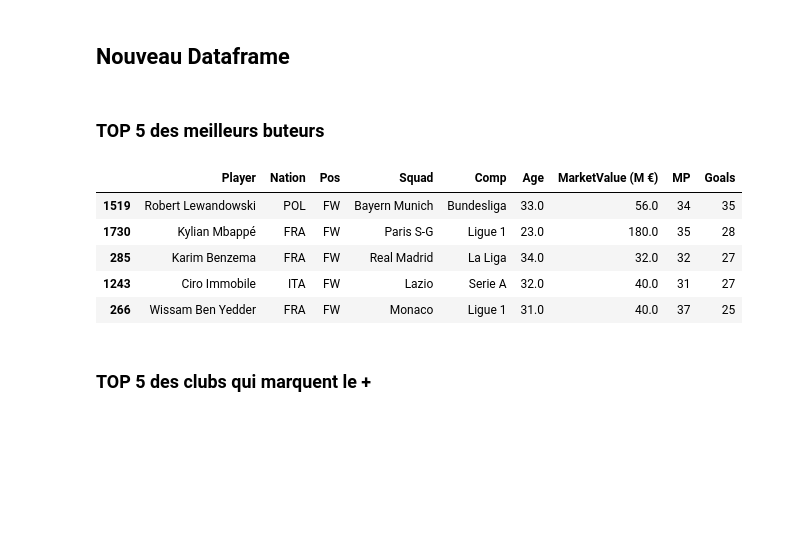
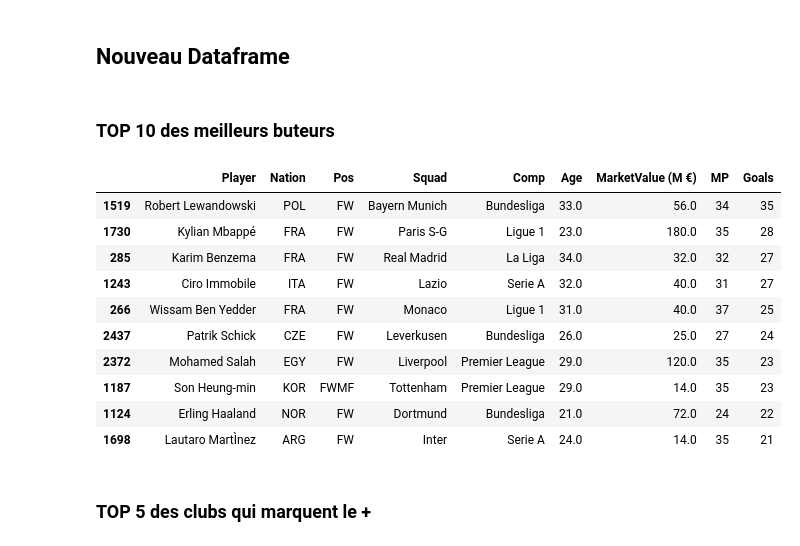
Before and after one commit to PuchToTalk/Football_WorldCup_Recommendation, a Jupyter notebook: Football_player_mv.ipynb, the cells around one changed output. Drawn from its saved outputs; the diff is of its cells as text; code cells hidden in the pictures; blank space fills up the shorter version.

```diff
--- a/Football_player_mv.ipynb
+++ b/Football_player_mv.ipynb
@@ -109,7 +109,7 @@ merged_df
 2937 rows × 145 columns
 # %%
 median_value = merged_df['market_int'].median()
-merged_df['market_int'] = merged_df['market_int'].fillna(round(median_value,2))
+merged_df['market_int'] = merged_df['market_int'].fillna(round(median_value/2,2))
 merged_df
 # %% [output]
 |  | Rk | Player | Nation | Pos | Squad | Comp | Age | Born | MP | Starts | ... | ... |
@@ -163,18 +163,21 @@ df_football_stats['AerWon'] = ((merged_df['AerWon'] * merged_df['Min']) / 90).ro
 df_football_stats['AerLost'] = ((merged_df['AerLost'] * merged_df['Min']) / 90).round(0).astype(int)
 df_football_stats['AerWon%'] = ((merged_df['AerWon'] / (merged_df['AerWon'] + merged_df['AerLost'])) * 100).round(2)
 # %% [markdown]
-### TOP 5 des meilleurs buteurs
+### TOP 10 des meilleurs buteurs
 # %%
-(df_football_stats[(df_football_stats.MP >= 20) & (df_football_stats.Pos != 'GK')].sort_values('Goals', ascending = False)
-                                                                                  .head(5)
-                                                                                  .iloc[:, [0,1,2,3,4,5,6,7,12]])
+(df_football_stats[(df_football_stats.MP >= 20) & (df_football_stats.Pos != 'GK')].sort_values('Goals', ascending = False).head(10).iloc[:, [0,1,2,3,4,5,6,7,12]])
 # %% [output]
 |  | Player | Nation | Pos | Squad | Comp | Age | MarketValue (M €) | MP | Goals |
 | 1519 | Robert Lewandowski | POL | FW | Bayern Munich | Bundesliga | 33.0 | 56.0 | 34 | 35 |
 | 1730 | Kylian Mbappé | FRA | FW | Paris S-G | Ligue 1 | 23.0 | 180.0 | 35 | 28 |
 | 285 | Karim Benzema | FRA | FW | Real Madrid | La Liga | 34.0 | 32.0 | 32 | 27 |
 | 1243 | Ciro Immobile | ITA | FW | Lazio | Serie A | 32.0 | 40.0 | 31 | 27 |
 | 266 | Wissam Ben Yedder | FRA | FW | Monaco | Ligue 1 | 31.0 | 40.0 | 37 | 25 |
+| 2437 | Patrik Schick | CZE | FW | Leverkusen | Bundesliga | 26.0 | 25.0 | 27 | 24 |
+| 2372 | Mohamed Salah | EGY | FW | Liverpool | Premier League | 29.0 | 120.0 | 35 | 23 |
+| 1187 | Son Heung-min | KOR | FWMF | Tottenham | Premier League | 29.0 | 14.0 | 35 | 23 |
+| 1124 | Erling Haaland | NOR | FW | Dortmund | Bundesliga | 21.0 | 72.0 | 24 | 22 |
+| 1698 | Lautaro MartÌnez | ARG | FW | Inter | Serie A | 24.0 | 14.0 | 35 | 21 |
 # %% [markdown]
 ### TOP 5 des clubs qui marquent le +
 # %%
```
Also changed, not shown: parts of 6 cells of this notebook.
